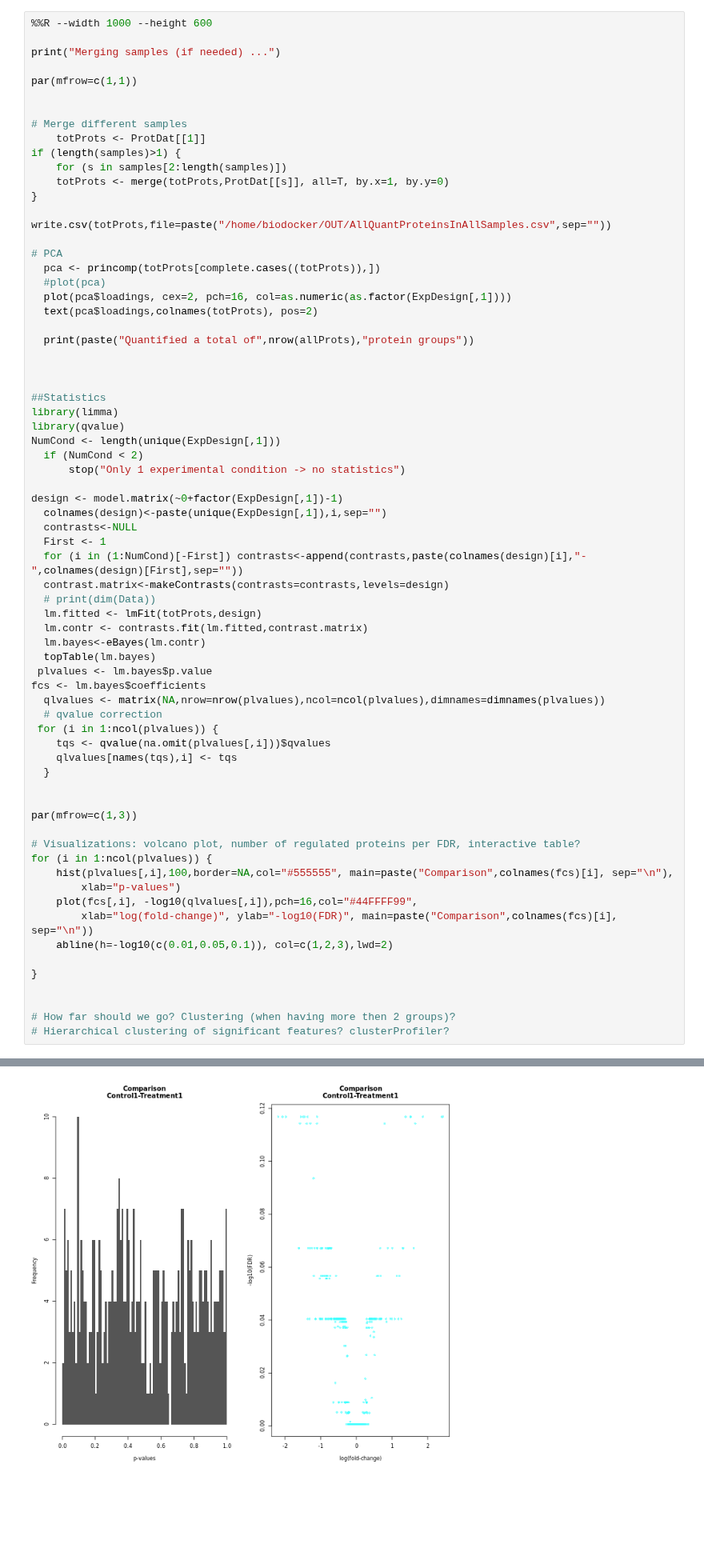
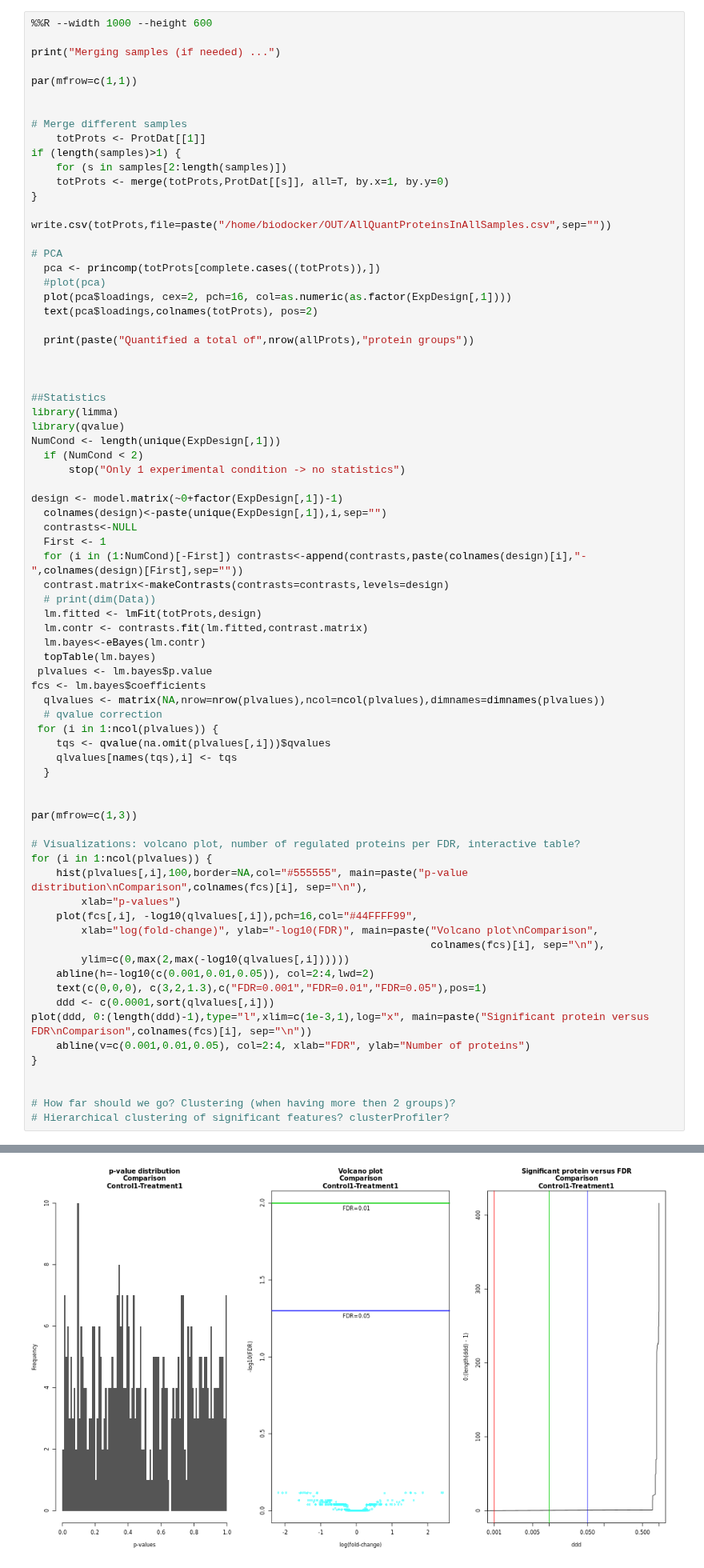
Before and after one commit to ProtProtocols/IsoProt, a Jupyter notebook: Example.ipynb, the cells around one changed output, grey strips where cells are left out. Shown at 80% size. Cells and saved outputs as stored; diff of their text form; blank space fills up the shorter version.

Commit message:
finished statistics plots

```diff
--- a/Example.ipynb
+++ b/Example.ipynb
@@ -1086,38 +1086,43 @@ design <- model.matrix(~0+factor(ExpDesign[,1])-1)
   # print(dim(Data))
   lm.fitted <- lmFit(totProts,design)
   lm.contr <- contrasts.fit(lm.fitted,contrast.matrix)
   lm.bayes<-eBayes(lm.contr)
   topTable(lm.bayes)
  plvalues <- lm.bayes$p.value
 fcs <- lm.bayes$coefficients
   qlvalues <- matrix(NA,nrow=nrow(plvalues),ncol=ncol(plvalues),dimnames=dimnames(plvalues))
   # qvalue correction
  for (i in 1:ncol(plvalues)) {
     tqs <- qvalue(na.omit(plvalues[,i]))$qvalues
     qlvalues[names(tqs),i] <- tqs
   }
 
 
 par(mfrow=c(1,3))
 
 # Visualizations: volcano plot, number of regulated proteins per FDR, interactive table?
 for (i in 1:ncol(plvalues)) {
-    hist(plvalues[,i],100,border=NA,col="#555555", main=paste("Comparison",colnames(fcs)[i], sep="\n"),
+    hist(plvalues[,i],100,border=NA,col="#555555", main=paste("p-value distribution\nComparison",colnames(fcs)[i], sep="\n"),
         xlab="p-values")
     plot(fcs[,i], -log10(qlvalues[,i]),pch=16,col="#44FFFF99",
-        xlab="log(fold-change)", ylab="-log10(FDR)", main=paste("Comparison",colnames(fcs)[i], sep="\n"))
-    abline(h=-log10(c(0.01,0.05,0.1)), col=c(1,2,3),lwd=2)
-
+        xlab="log(fold-change)", ylab="-log10(FDR)", main=paste("Volcano plot\nComparison",
+                                                                colnames(fcs)[i], sep="\n"),
+        ylim=c(0,max(2,max(-log10(qlvalues[,i])))))
+    abline(h=-log10(c(0.001,0.01,0.05)), col=2:4,lwd=2)
+    text(c(0,0,0), c(3,2,1.3),c("FDR=0.001","FDR=0.01","FDR=0.05"),pos=1)
+    ddd <- c(0.0001,sort(qlvalues[,i]))
+plot(ddd, 0:(length(ddd)-1),type="l",xlim=c(1e-3,1),log="x", main=paste("Significant protein versus FDR\nComparison",colnames(fcs)[i], sep="\n"))
+    abline(v=c(0.001,0.01,0.05), col=2:4, xlab="FDR", ylab="Number of proteins")
 }
 
 
 # How far should we go? Clustering (when having more then 2 groups)?
 # Hierarchical clustering of significant features? clusterProfiler?
 # %% [output]
 [1] "Merging samples (if needed) ..."
 [1] "Quantified a total of 416 protein groups"
 [figure]
-[figure, old version]
+[figure, new version]
 # %%
 %%R
 
```
Also changed, not shown: parts of 4 cells of this notebook.
